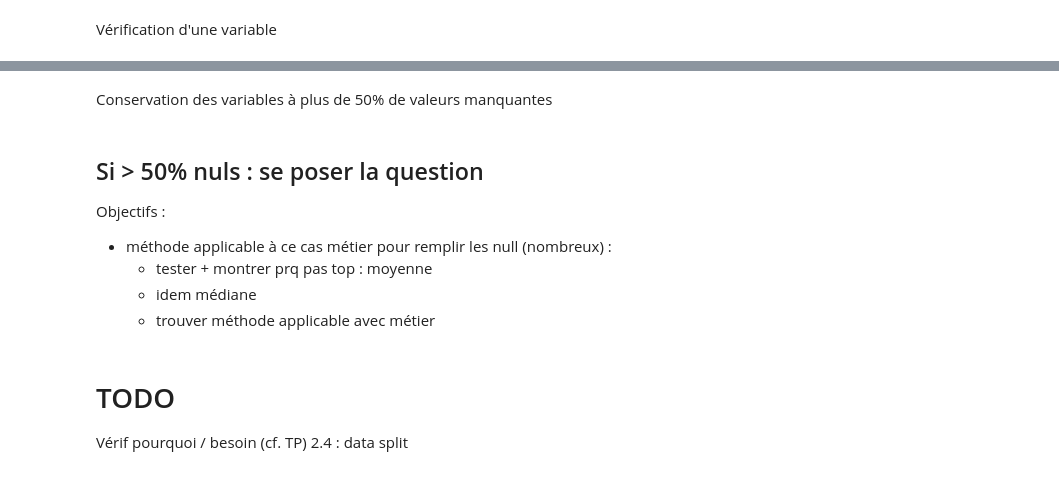
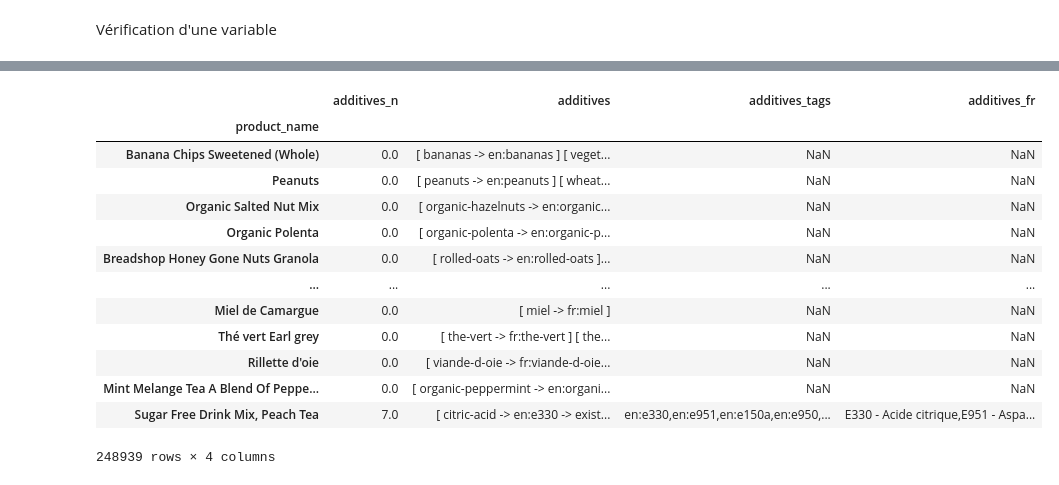
Before and after one commit to sycod/OC_projects, a Jupyter notebook: P2/P2 analyse exploratoire.ipynb, the cells around one changed output, grey strips where cells are left out. Cells and saved outputs as stored; diff of their text form; code cells hidden in the pictures.

```diff
--- a/P2/P2 analyse exploratoire.ipynb
+++ b/P2/P2 analyse exploratoire.ipynb
@@ -272,14 +277,26 @@ display(df_clean.filter(regex=regex_).dropna())
-# %% [markdown]
-Conservation des variables à plus de 50% de valeurs manquantes
-# %% [markdown]
-## Si > 50% nuls : se poser la question
-
-Objectifs :
-- méthode applicable à ce cas métier pour remplir les null (nombreux) :
-  - tester + montrer prq pas top : moyenne
-  - idem médiane
-  - trouver méthode applicable avec métier
-# %% [markdown]
-# TODO
-
-Vérif pourquoi / besoin (cf. TP) 2.4 : data split
+# %%
+regex_ = "additiv"
+display(data_raw.filter(regex=regex_).dropna(how="all"))
+
+# with pd.option_context('display.max_rows', 500):
+#     display(data_raw
+#             .filter(regex="banana", axis=0)
+#             .filter(regex="(ingredients_text|100g)")
+#             .dropna(how="all")
+#             .T
+#             .sort_index(ascending=True))
+# %% [output]
+|  | additives_n | additives | additives_tags | additives_fr |
+| product_name |  |  |  |  |
+| Banana Chips Sweetened (Whole) | 0.0 | [ bananas -> en:bananas ] [ veget... | NaN | NaN |
+| Peanuts | 0.0 | [ peanuts -> en:peanuts ] [ wheat... | NaN | NaN |
+| Organic Salted Nut Mix | 0.0 | [ organic-hazelnuts -> en:organic... | NaN | NaN |
+| Organic Polenta | 0.0 | [ organic-polenta -> en:organic-p... | NaN | NaN |
+| Breadshop Honey Gone Nuts Granola | 0.0 | [ rolled-oats -> en:rolled-oats ]... | NaN | NaN |
+| ... | ... | ... | ... | ... |
+| Miel de Camargue | 0.0 | [ miel -> fr:miel ] | NaN | NaN |
+| Thé vert Earl grey | 0.0 | [ the-vert -> fr:the-vert ] [ the... | NaN | NaN |
+| Rillette d'oie | 0.0 | [ viande-d-oie -> fr:viande-d-oie... | NaN | NaN |
+| Mint Melange Tea A Blend Of Peppe... | 0.0 | [ organic-peppermint -> en:organi... | NaN | NaN |
+| Sugar Free Drink Mix, Peach Tea | 7.0 | [ citric-acid -> en:e330 -> exist... | en:e330,en:e951,en:e150a,en:e950,... | E330 - Acide citrique,E951 - Aspa... |
+248939 rows × 4 columns
```
Also changed, not shown: parts of 12 cells of this notebook.
